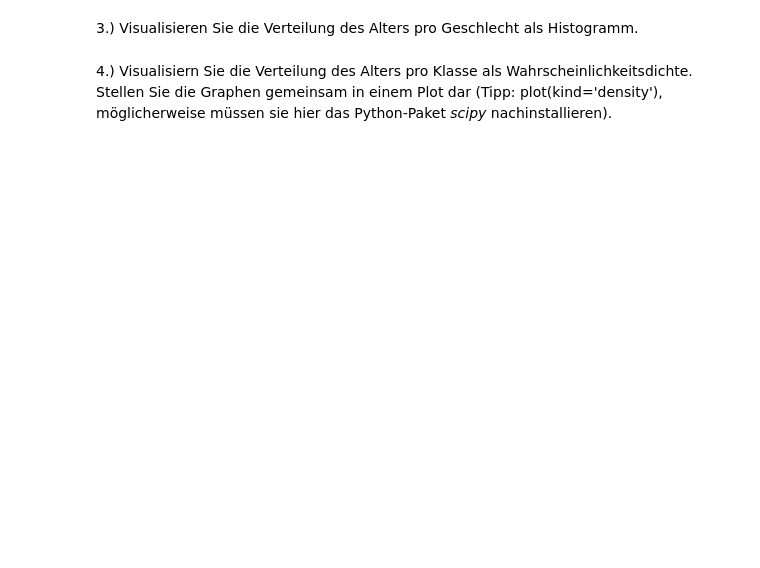
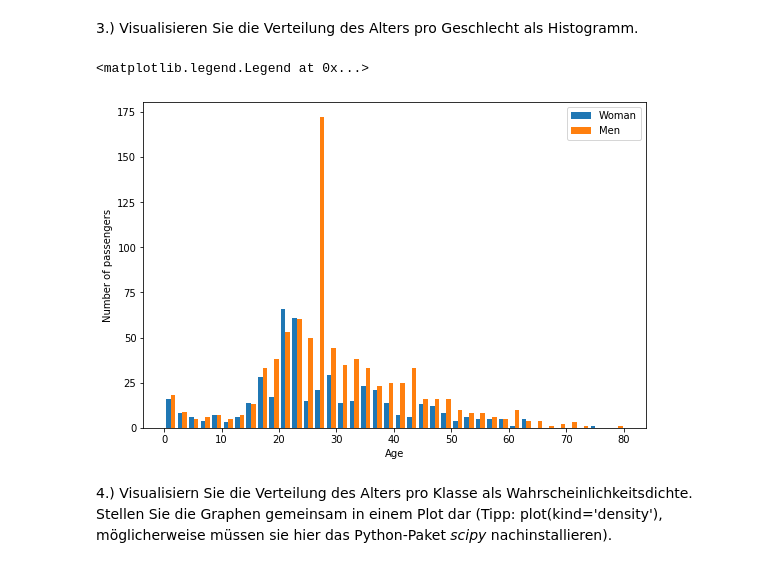
Before and after one commit to julianfbeck/ML-Uebungen, a Jupyter notebook: Aufgabenblatt 2/Exploratory data analysis - Titanic Dataset - Exercises.ipynb, the cells around one changed output. Cells and saved outputs as stored; diff of their text form; code cells hidden in the pictures; blank space fills up the shorter version.

```diff
--- a/Aufgabenblatt 2/Exploratory data analysis - Titanic Dataset - Exercises.ipynb
+++ b/Aufgabenblatt 2/Exploratory data analysis - Titanic Dataset - Exercises.ipynb
@@ -407,3 +423,18 @@ man_Age.plot.bar(rot=0,figsize = (20,8))
+# %%
+# TODO implement
+
+woman_Age = df[df.Sex == 'female']["Age"]
+man_Age = df[df.Sex == 'male']["Age"]
+
+figure = plt.figure(figsize=(9,6))
+plt.hist([woman_Age, man_Age], stacked=False,
+         bins = 40,label = ['Woman','Men'])
+plt.xlabel('Age')
+plt.ylabel('Number of passengers')
+plt.legend()
+# %% [output]
+<matplotlib.legend.Legend at 0x...>
+[figure, added]
 # %% [markdown]
 4.) Visualisiern Sie die Verteilung des Alters pro Klasse als Wahrscheinlichkeitsdichte. Stellen Sie die Graphen gemeinsam in einem Plot dar (Tipp: plot(kind='density'), möglicherweise müssen sie hier das Python-Paket *scipy* nachinstallieren).
 # %%
```
Also changed, not shown: parts of 26 cells of this notebook.
